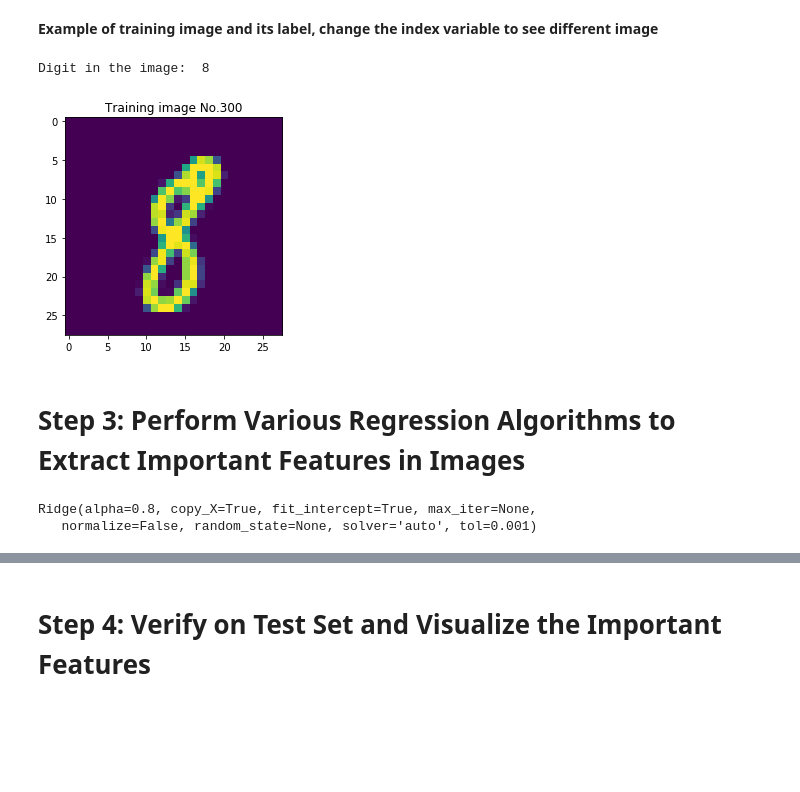
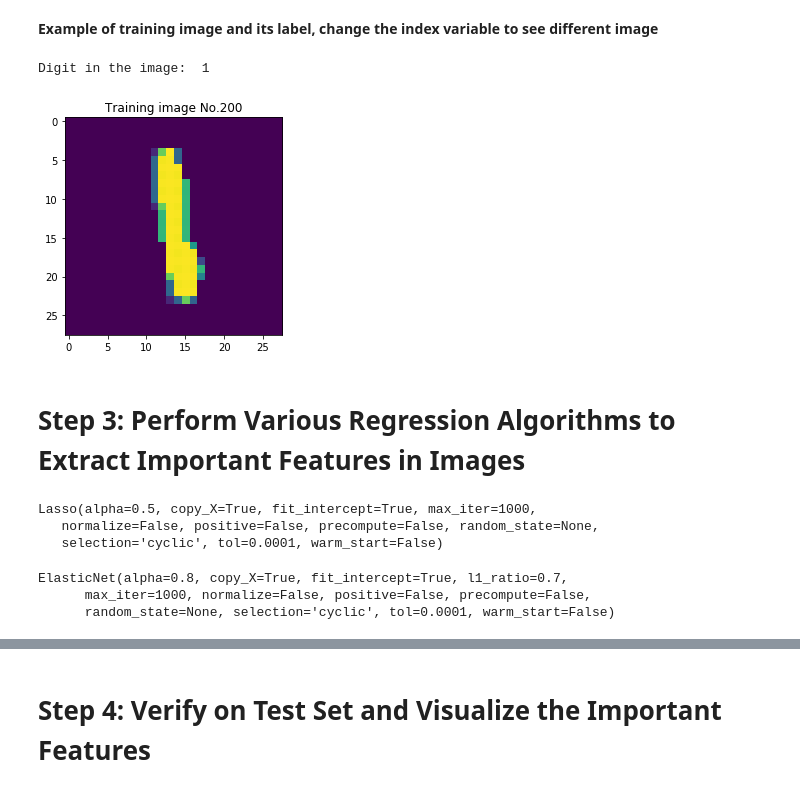
Before and after one commit to hungngo97/mnist-lasso-regression, a Jupyter notebook: main.ipynb, the cells around one changed output, grey strips where cells are left out. Drawn from its saved outputs; the diff is of its cells as text; code cells hidden in the pictures; blank space fills up the shorter version.

```diff
--- a/main.ipynb
+++ b/main.ipynb
@@ -41,36 +38,50 @@ x_test = np.transpose(x_test).reshape((28*28, 10000))
 # %% [markdown]
 **Example of training image and its label, change the index variable to see different image**
 # %%
-index = 300
-label = y_train[:, 300]
+index = 200
+label = y_train[:, index]
 print ('Digit in the image: ', np.argmax(label))
-plt.imshow(np.transpose(np.reshape(x_train[:,300], (28,28))))
+plt.imshow(np.transpose(np.reshape(x_train[:,index], (28,28))))
 plt.title("Training image No." + str(index))
 plt.show()
 
 def plot_image(instance, label):
   print ('Digit in the image: ', label)
   plt.imshow(np.transpose(np.reshape(instance, (28,28))))
   plt.title("Training image No." + str(index))
   plt.show()
 # %% [output]
-Digit in the image:  8
+Digit in the image:  1
-[figure, old version]
+[figure, new version]
 # %% [markdown]
 # Step 3: Perform Various Regression Algorithms to Extract Important Features in Images
 # %%
 from sklearn import linear_model
+
+#Lasso
 A  = np.transpose(x_train)
 b  = np.transpose(y_train)
-clf_lasso = linear_model.Lasso(alpha=0.8)
+clf_lasso = linear_model.Lasso(alpha=0.5)
 clf_lasso.fit(A[()], b.toarray())
 
 # Ridge
-clf_ridge = linear_model.Ridge(alpha=0.8)
-clf_ridge.fit(A[()], b.toarray())
+# clf_ridge = linear_model.Ridge(alpha=0.8)
+# clf_ridge.fit(A[()], b.toarray())
 # %% [output]
-Ridge(alpha=0.8, copy_X=True, fit_intercept=True, max_iter=None,
-   normalize=False, random_state=None, solver='auto', tol=0.001)
+Lasso(alpha=0.5, copy_X=True, fit_intercept=True, max_iter=1000,
+   normalize=False, positive=False, precompute=False, random_state=None,
+   selection='cyclic', tol=0.0001, warm_start=False)
+# %%
+# #############################################################################
+# ElasticNet
+from sklearn.linear_model import ElasticNet
+
+enet = ElasticNet(alpha=0.8, l1_ratio=0.7)
+enet.fit(A[()], b.toarray())
+# %% [output]
+ElasticNet(alpha=0.8, copy_X=True, fit_intercept=True, l1_ratio=0.7,
+      max_iter=1000, normalize=False, positive=False, precompute=False,
+      random_state=None, selection='cyclic', tol=0.0001, warm_start=False)
 # %%
 #PseudoInverse
 A_inv = np.linalg.pinv(A)
```
Also changed, not shown: parts of 15 cells of this notebook.
